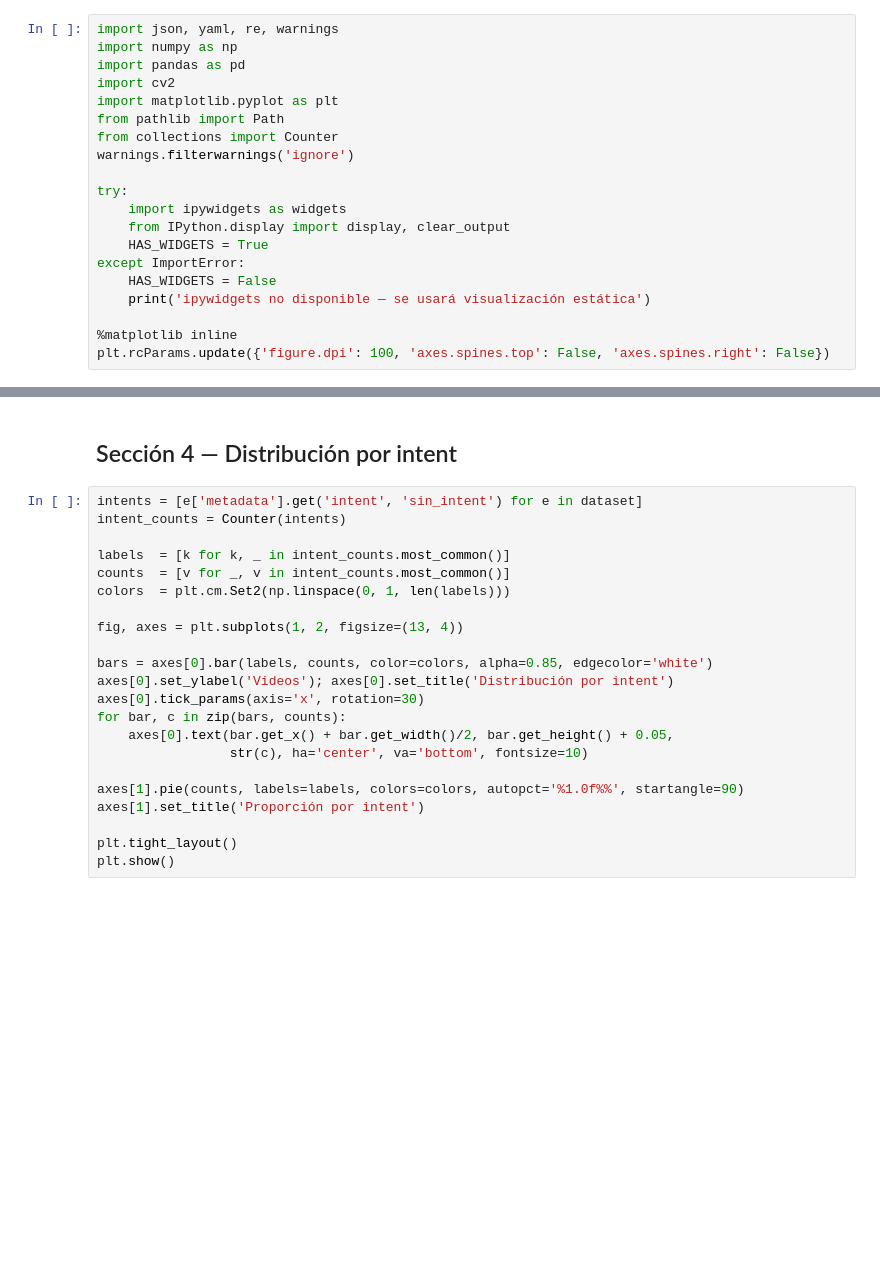
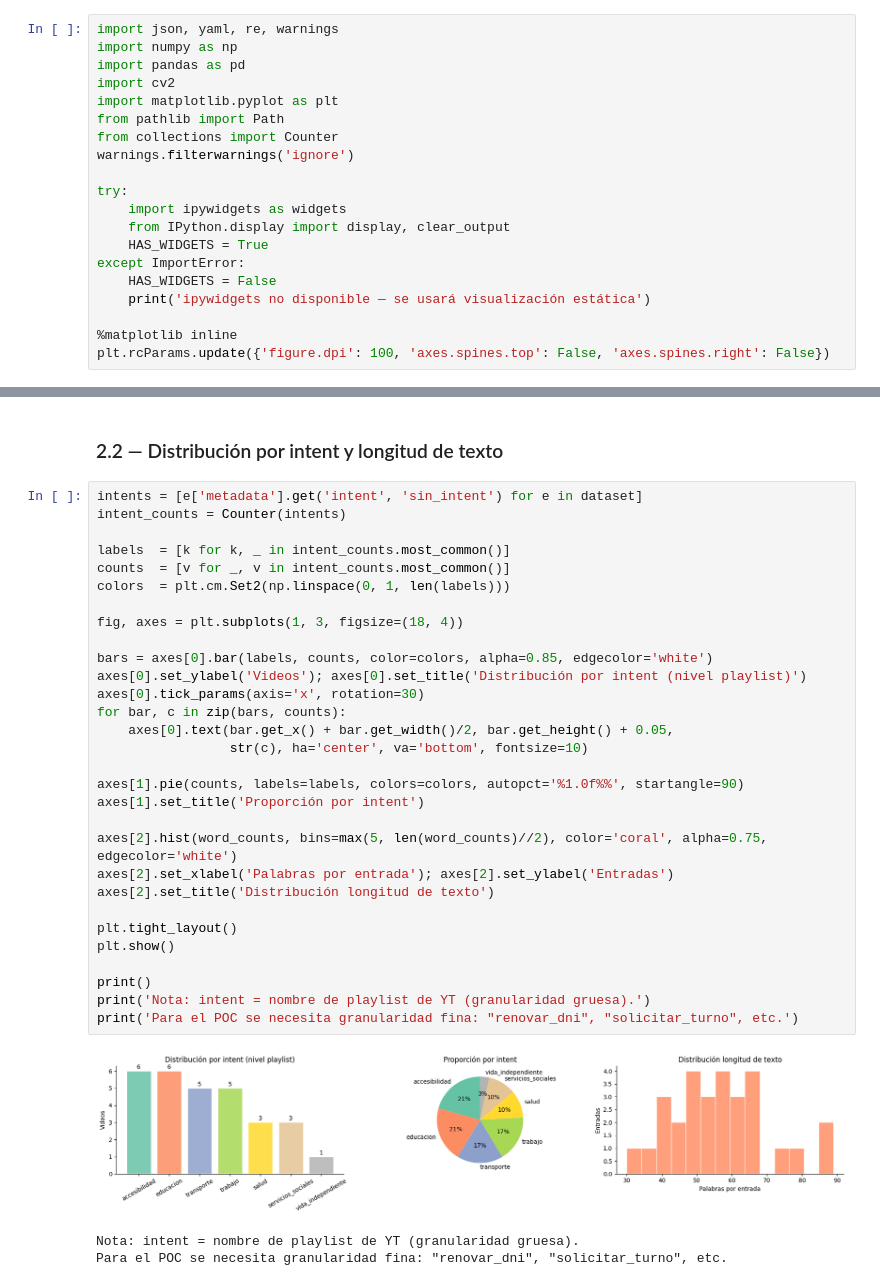
Before and after one commit to dipaolme/lsa-dataset-toolkit, a Jupyter notebook: notebooks/toy_dataset_analysis.ipynb, the cells around one changed output, grey strips where cells are left out. Cells and saved outputs as stored; diff of their text form; blank space fills up the shorter version.

```diff
--- a/notebooks/toy_dataset_analysis.ipynb
+++ b/notebooks/toy_dataset_analysis.ipynb
@@ -220,24 +290,36 @@ plt.show()
 # %% [markdown]
-## Sección 4 — Distribución por intent
+### 2.2 — Distribución por intent y longitud de texto
 # %%
 intents = [e['metadata'].get('intent', 'sin_intent') for e in dataset]
 intent_counts = Counter(intents)
 
 labels  = [k for k, _ in intent_counts.most_common()]
 counts  = [v for _, v in intent_counts.most_common()]
 colors  = plt.cm.Set2(np.linspace(0, 1, len(labels)))
 
-fig, axes = plt.subplots(1, 2, figsize=(13, 4))
+fig, axes = plt.subplots(1, 3, figsize=(18, 4))
 
 bars = axes[0].bar(labels, counts, color=colors, alpha=0.85, edgecolor='white')
-axes[0].set_ylabel('Videos'); axes[0].set_title('Distribución por intent')
+axes[0].set_ylabel('Videos'); axes[0].set_title('Distribución por intent (nivel playlist)')
 axes[0].tick_params(axis='x', rotation=30)
 for bar, c in zip(bars, counts):
     axes[0].text(bar.get_x() + bar.get_width()/2, bar.get_height() + 0.05,
                  str(c), ha='center', va='bottom', fontsize=10)
 
 axes[1].pie(counts, labels=labels, colors=colors, autopct='%1.0f%%', startangle=90)
 axes[1].set_title('Proporción por intent')
 
+axes[2].hist(word_counts, bins=max(5, len(word_counts)//2), color='coral', alpha=0.75, edgecolor='white')
+axes[2].set_xlabel('Palabras por entrada'); axes[2].set_ylabel('Entradas')
+axes[2].set_title('Distribución longitud de texto')
+
 plt.tight_layout()
 plt.show()
+
+print()
+print('Nota: intent = nombre de playlist de YT (granularidad gruesa).')
+print('Para el POC se necesita granularidad fina: "renovar_dni", "solicitar_turno", etc.')
+# %% [output]
+[figure, added]
+Nota: intent = nombre de playlist de YT (granularidad gruesa).
+Para el POC se necesita granularidad fina: "renovar_dni", "solicitar_turno", etc.
```
Also changed, not shown: parts of 20 cells of this notebook, 27 other files.
